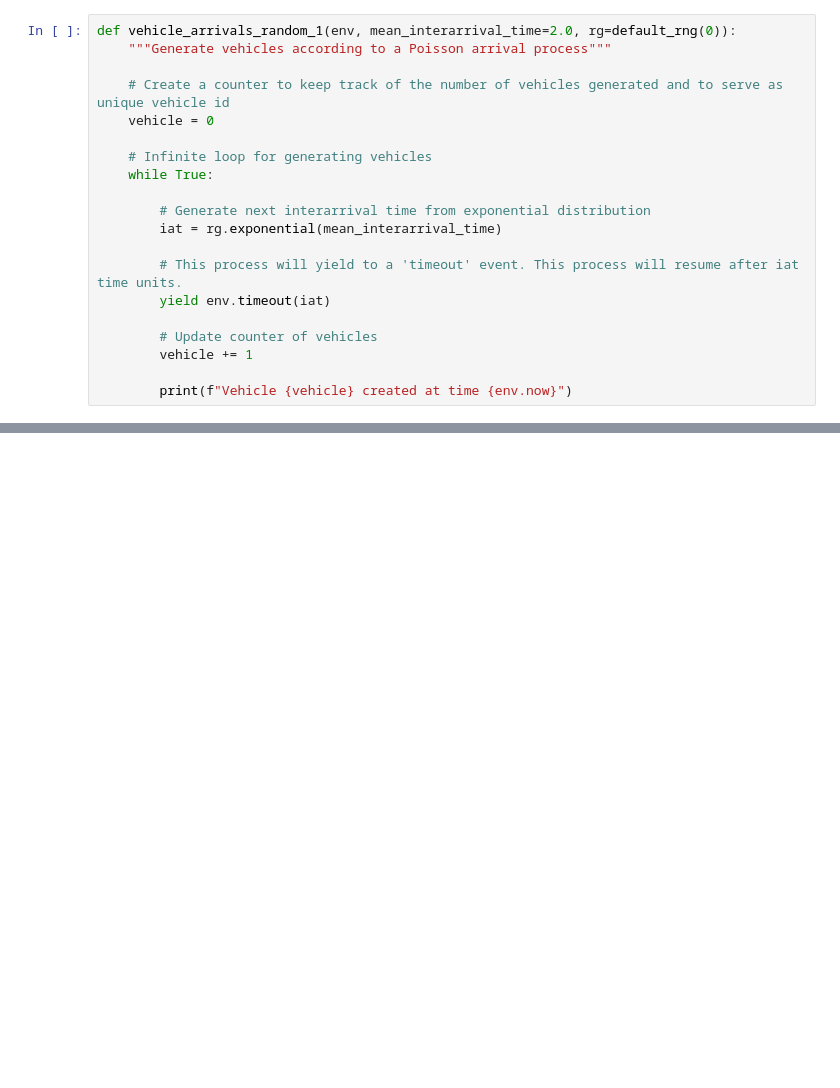
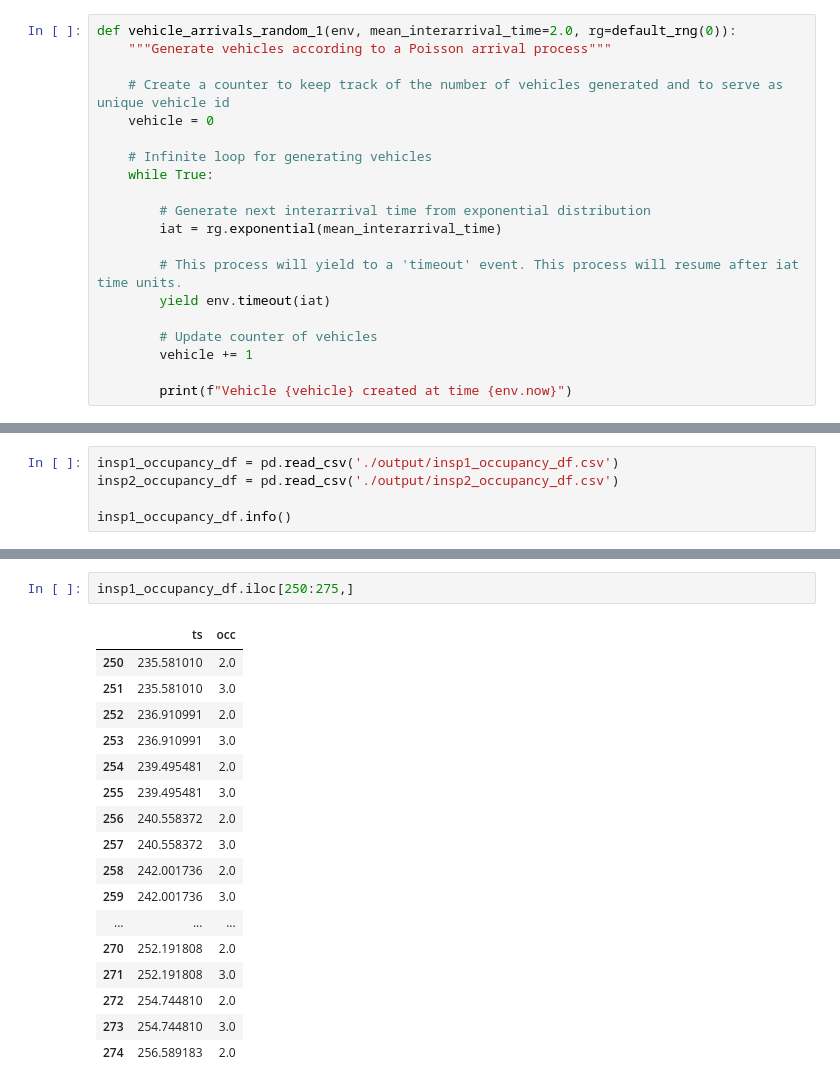
Before and after one commit to MickiRhen/rhenhw3, a Jupyter notebook: notebooks/rhenhw3_simulation.ipynb, the cells around one changed output, grey strips where cells are left out. Saved outputs shown, nothing was run; the diff lists cells and outputs as text; blank space fills up the shorter version.

```diff
--- a/notebooks/rhenhw3_simulation.ipynb
+++ b/notebooks/rhenhw3_simulation.ipynb
@@ -206,0 +586,5 @@ Vehicle 12 created at time 23.606518713330075
+# %%
+insp1_occupancy_df = pd.read_csv('./output/insp1_occupancy_df.csv')
+insp2_occupancy_df = pd.read_csv('./output/insp2_occupancy_df.csv')
+
+insp1_occupancy_df.info()
@@ -206,0 +601,20 @@ Vehicle 12 created at time 23.606518713330075
+# %%
+insp1_occupancy_df.iloc[250:275,]
+# %% [output]
+|  | ts | occ |
+| 250 | 235.581010 | 2.0 |
+| 251 | 235.581010 | 3.0 |
+| 252 | 236.910991 | 2.0 |
+| 253 | 236.910991 | 3.0 |
+| 254 | 239.495481 | 2.0 |
+| 255 | 239.495481 | 3.0 |
+| 256 | 240.558372 | 2.0 |
+| 257 | 240.558372 | 3.0 |
+| 258 | 242.001736 | 2.0 |
+| 259 | 242.001736 | 3.0 |
+| ... | ... | ... |
+| 270 | 252.191808 | 2.0 |
+| 271 | 252.191808 | 3.0 |
+| 272 | 254.744810 | 2.0 |
+| 273 | 254.744810 | 3.0 |
+| 274 | 256.589183 | 2.0 |
```
Also changed, not shown: parts of 40 cells of this notebook.
